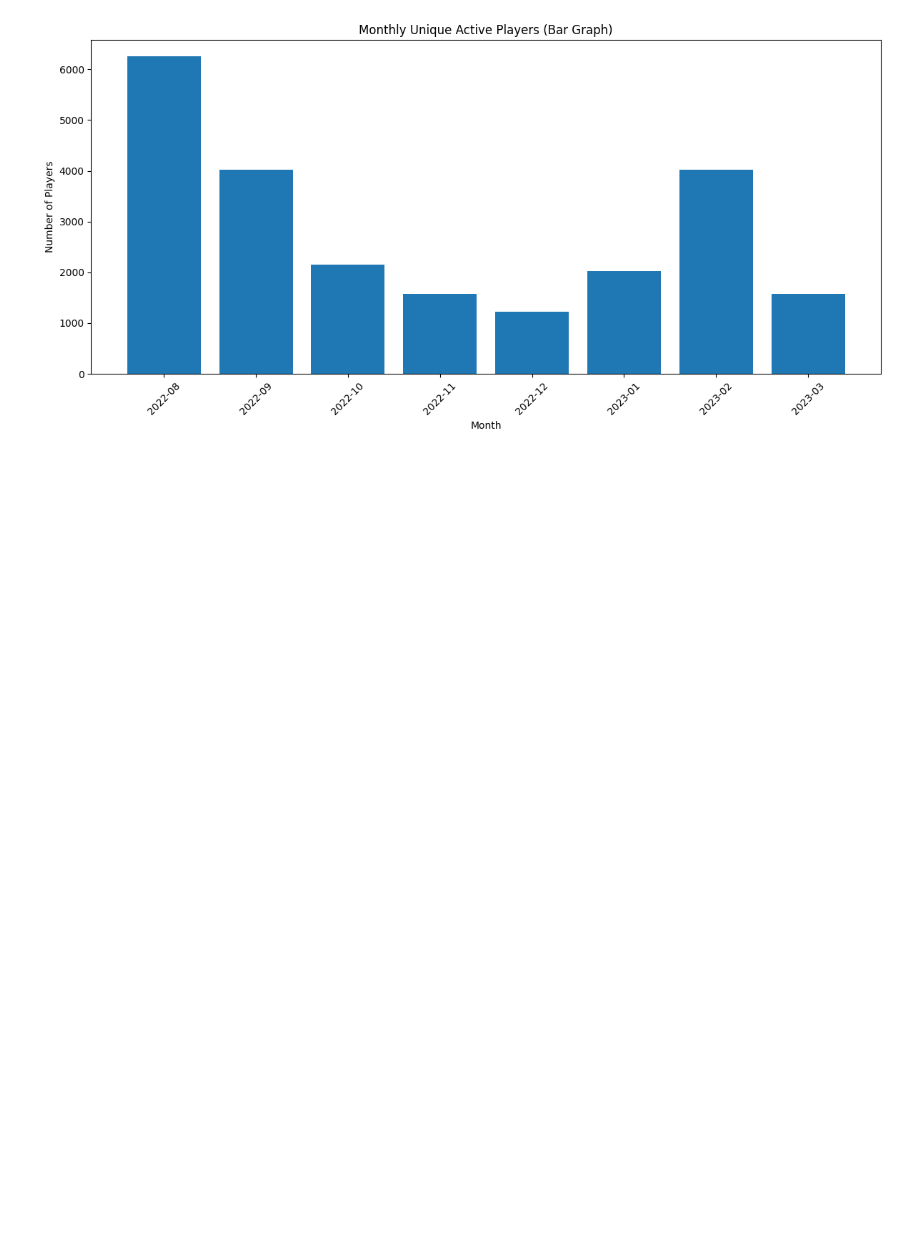
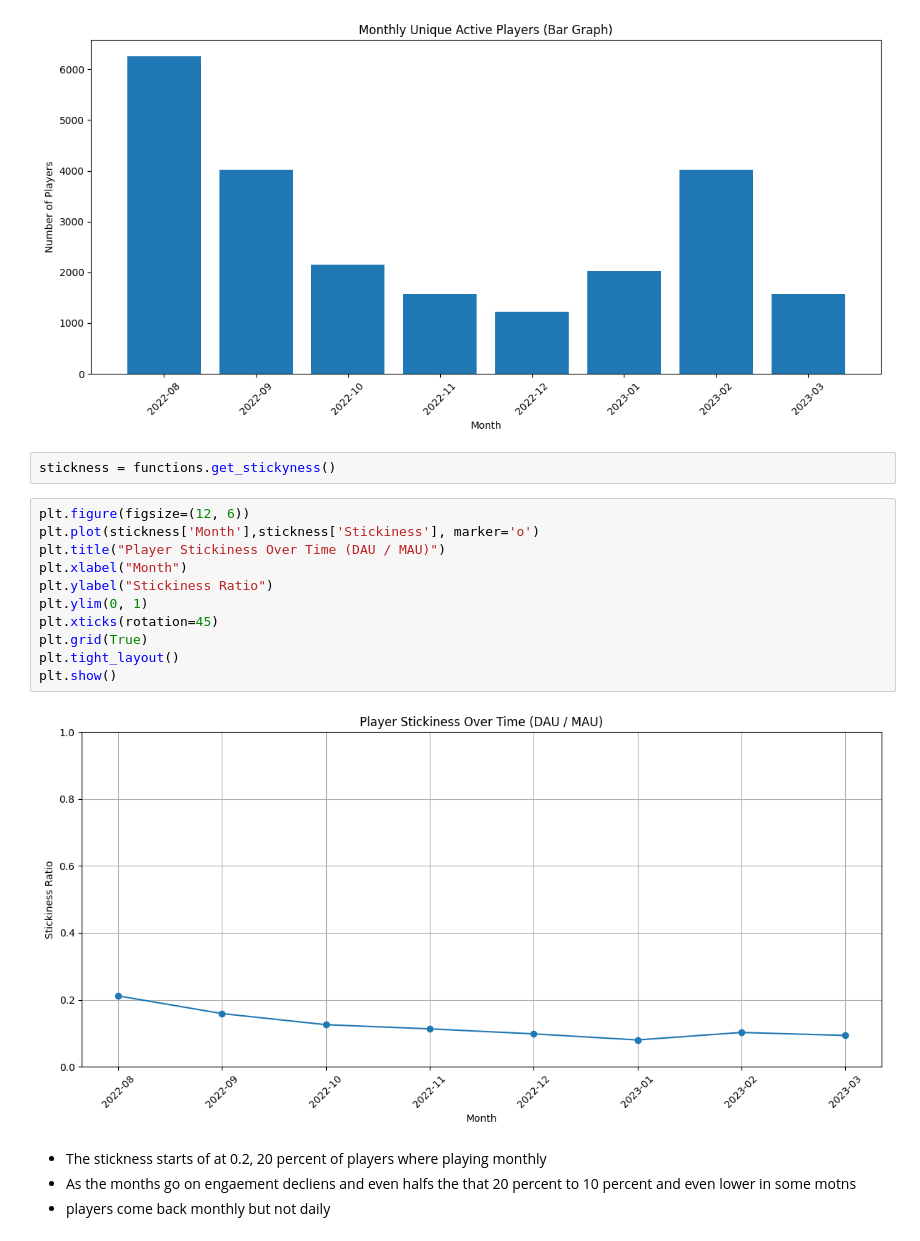
Before and after one commit to itcOnlineGaming/-GA_25_P1_Part3_Joshua_Boyce_Hyland, a Jupyter notebook: part3/function test.ipynb, the cells around one changed output. Cells and saved outputs as stored; diff of their text form; blank space fills up the shorter version.

Commit message:
#3.5 Stickiness calculation and reflection

```diff
--- a/part3/function test.ipynb
+++ b/part3/function test.ipynb
@@ -58,3 +58,22 @@ plt.tight_layout()
 plt.show()
 # %% [output]
 [figure]
+# %%
+stickness = functions.get_stickyness()
+# %%
+plt.figure(figsize=(12, 6))
+plt.plot(stickness['Month'],stickness['Stickiness'], marker='o')
+plt.title("Player Stickiness Over Time (DAU / MAU)")
+plt.xlabel("Month")
+plt.ylabel("Stickiness Ratio")
+plt.ylim(0, 1)
+plt.xticks(rotation=45)
+plt.grid(True)
+plt.tight_layout()
+plt.show()
+# %% [output]
+[figure, added]
+# %% [markdown]
+- The stickness starts of at 0.2, 20 percent of players where playing monthly
+- As the months go on engaement decliens and even halfs the that 20 percent to 10 percent and even lower in some motns
+- players come back monthly but not daily
```
Also changed, not shown: 1 other file.
